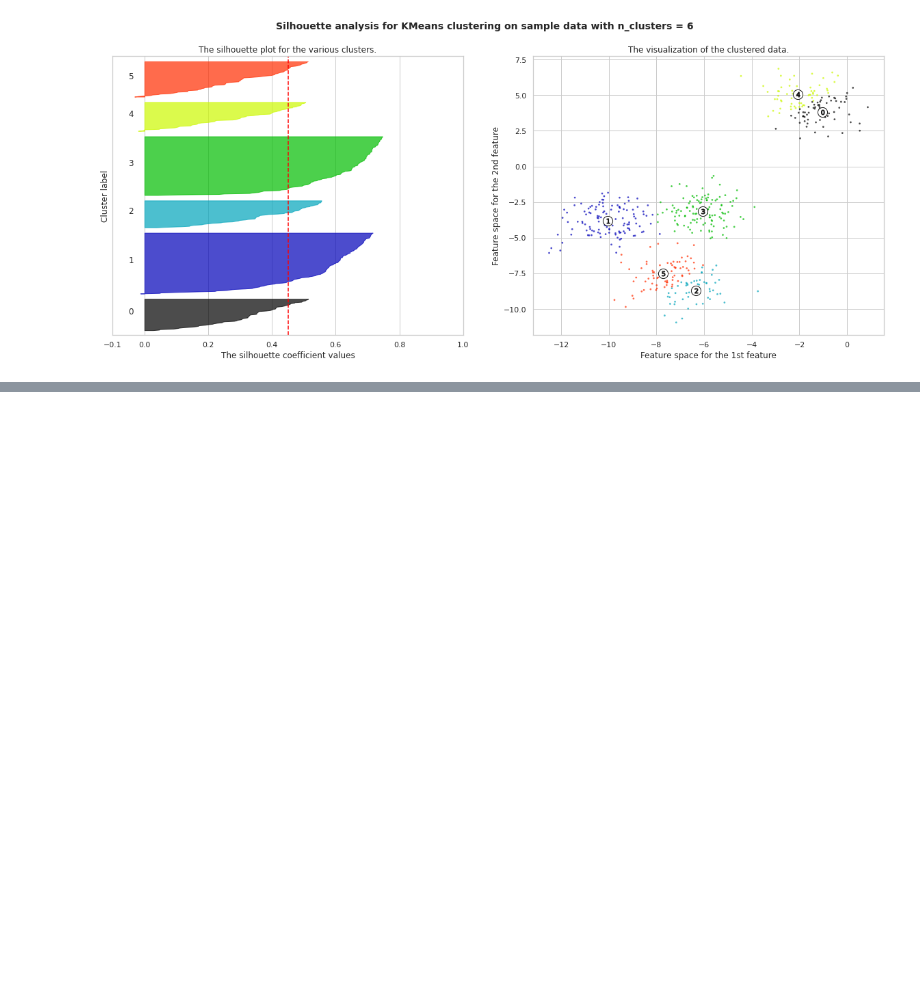
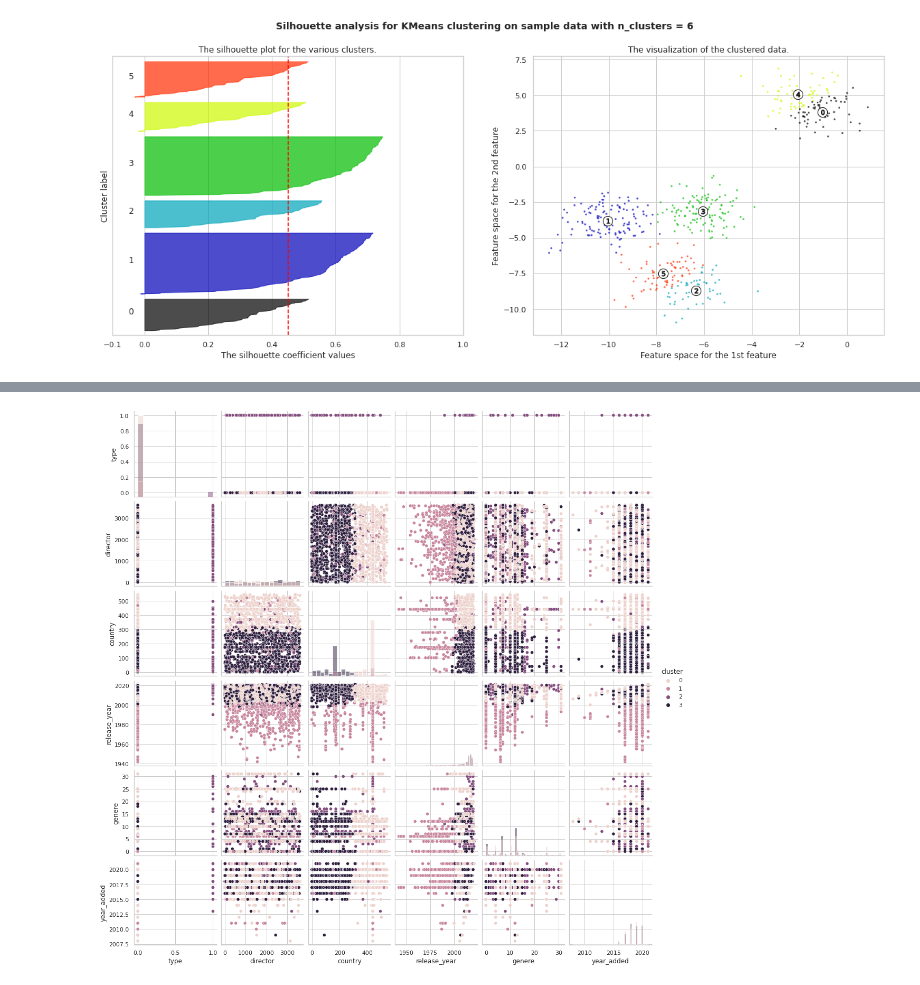
Before and after one commit to Sara19598/Clustering-Analysis-on-Movies-TV-shows-Unsupervised-ML, a Jupyter notebook: NETFLIX_MOVIES_AND_TV_SHOWS_CLUSTERING.ipynb, the cells around one changed output, grey strips where cells are left out. Cells and saved outputs as stored; diff of their text form; code cells hidden in the pictures; blank space fills up the shorter version.

```diff
--- a/NETFLIX_MOVIES_AND_TV_SHOWS_CLUSTERING.ipynb
+++ b/NETFLIX_MOVIES_AND_TV_SHOWS_CLUSTERING.ipynb
@@ -797,0 +829,4 @@ For n_clusters = 6 The average silhouette_score is : 0.4504666294372765
+# %%
+sns_plot=sns.pairplot(netflix, hue="cluster", diag_kind="hist") #All features against each other
+# %% [output]
+[figure, added]
```
Also changed, not shown: parts of 10 cells of this notebook.
